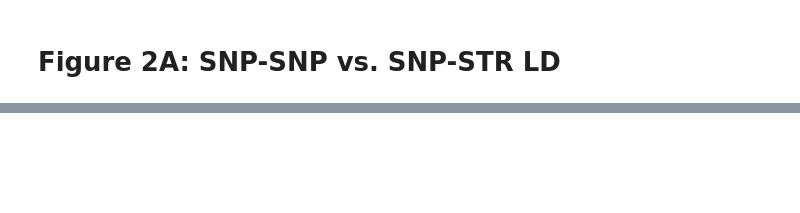
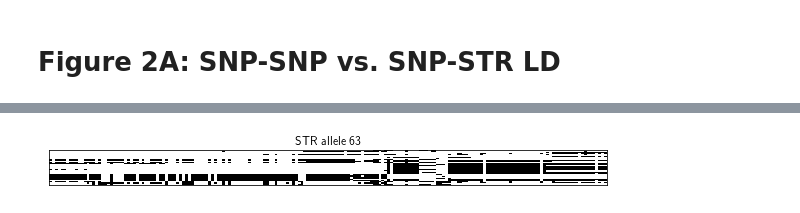
Before and after one commit to gymreklab/ssc-imputation, a Jupyter notebook: haplotype_paper/Figures/Figure2_SSCLD.ipynb, the cells around one changed output, grey strips where cells are left out. Drawn from its saved outputs; the diff is of its cells as text; code cells hidden in the pictures; blank space fills up the shorter version.

```diff
--- a/haplotype_paper/Figures/Figure2_SSCLD.ipynb
+++ b/haplotype_paper/Figures/Figure2_SSCLD.ipynb
@@ -50,0 +188,26 @@ fig.savefig(os.path.join(OUTPATH, "Figure2_SnpStrLD.pdf"))
+# %%
+def ClusterRows(hapmatrix, nclusters=6):
+    c = AgglomerativeClustering(n_clusters=min([hapmatrix.shape[0], nclusters]))
+    labels = c.fit_predict(hapmatrix)
+    idx = sorted([(labels[i], i) for i in range(hapmatrix.shape[0])])
+    neworder = [item[1] for item in idx]
+    return hapmatrix[neworder,:], neworder, [item[0] for item in idx]
+# %%
+# Cluster and annotate haplotypes of entire dataset first
+NCLUST=10
+snpcols = [item for item in haplotype_filt.columns if "SNP" in item]
+d = haplotype_filt[snpcols]
+d_cl, neworder, clustids = ClusterRows(hapmatrix, nclusters=NCLUST)
+haplotype_filt_reorder = haplotype_filt.iloc[neworder,]
+haplotype_filt_reorder["cluster"] = clustids
+
+# Vis all first to see clusters
+for cnum in range(NCLUST):
+    hapmatrix = np.matrix(haplotype_filt_reorder[haplotype_filt_reorder["cluster"]==cnum][snpcols])
+    fig = plt.figure()
+    ax = fig.add_subplot(111)
+    ax.imshow(hapmatrix, cmap='Greys', aspect="auto", extent=(0, hapmatrix_cl.shape[1], 0, hapmatrix_cl.shape[0]))
+    ax.set_yticks([]);
+    ax.set_yticklabels([]);
+    ax.set_xticks([]);
+    ax.set_xticklabels([]);
@@ -50,0 +239,16 @@ fig.savefig(os.path.join(OUTPATH, "Figure2_SnpStrLD.pdf"))
+# %%
+# SNP haplotypes per STR allele
+for allele in [63]:
+    d = haplotype_filt[haplotype_filt["STR"]==allele]
+    hapmatrix = np.matrix(haplotype_filt_reorder[snpcols])
+    fig = plt.figure()
+    fig.set_size_inches((10, d.shape[0]*0.05))
+    ax = fig.add_subplot(111)
+    ax.imshow(hapmatrix_cl, cmap='Greys', aspect="auto", extent=(0, hapmatrix_cl.shape[1], 0, hapmatrix_cl.shape[0]))
+    ax.set_yticks([]);
+    ax.set_yticklabels([]);
+    ax.set_xticks([]);
+    ax.set_xticklabels([]);
+    ax.set_title("STR allele %s"%allele)
+# %% [output]
+[figure, added]
```
Also changed, not shown: parts of 15 cells of this notebook, 1 other file.
